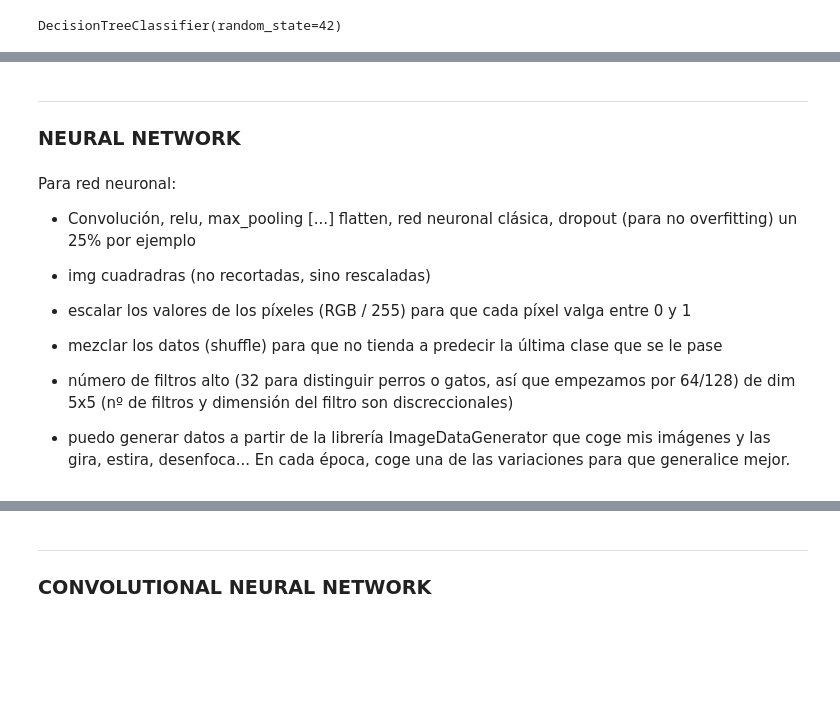
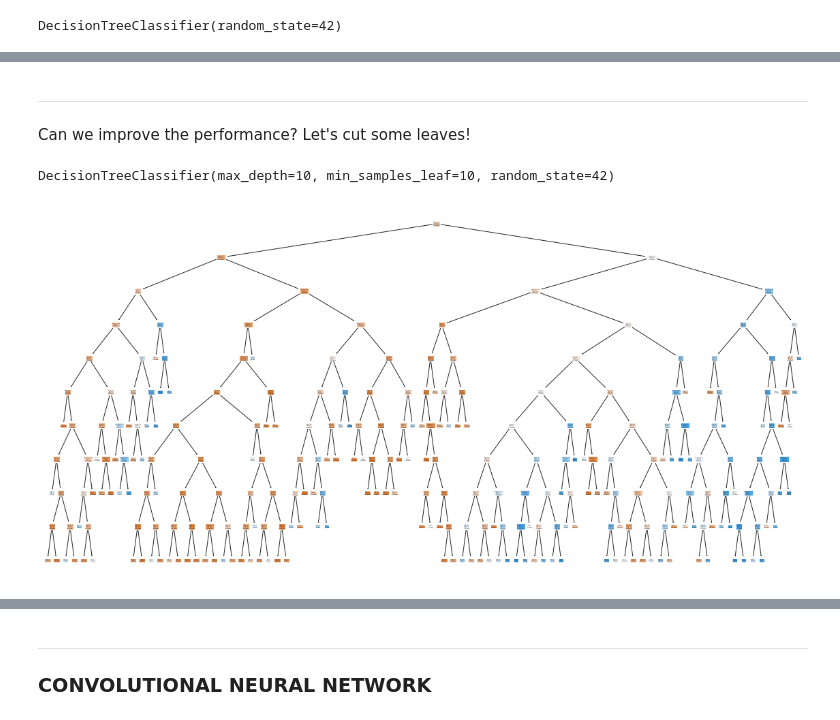
Before and after one commit to mabatalla/Academic-project-Is-this-Picasso, a Jupyter notebook: 03.- Predictions.ipynb, the cells around one changed output, grey strips where cells are left out. Drawn from its saved outputs; the diff is of its cells as text; code cells hidden in the pictures; blank space fills up the shorter version.

```diff
--- a/03.- Predictions.ipynb
+++ b/03.- Predictions.ipynb
@@ -404,12 +359,24 @@ plt.xlabel("PREDICTED", fontsize=15);
 # %% [markdown]
 ___
-### NEURAL NETWORK
-# %% [markdown]
-Para red neuronal:
-* Convolución, relu, max_pooling [...] flatten, red neuronal clásica, dropout (para no overfitting) un 25% por ejemplo
-* img cuadradras (no recortadas, sino rescaladas)
-* escalar los valores de los píxeles (RGB / 255) para que cada píxel valga entre 0 y 1
-* mezclar los datos (shuffle) para que no tienda a predecir la última clase que se le pase
-* número de filtros alto (32 para distinguir perros o gatos, así que empezamos por 64/128) de dim 5x5 (nº de filtros y dimensión del filtro son discreccionales)
-
-* puedo generar datos a partir de la librería ImageDataGenerator que coge mis imágenes y las gira, estira, desenfoca... En cada época, coge una de las variaciones para que generalice mejor.
+# %% [markdown]
+Can we improve the performance? Let's cut some leaves!
+# %%
+# Instance model
+model_tree3 = DecisionTreeClassifier(random_state=42, min_samples_leaf=10, max_depth=10)
+model_tree4 = DecisionTreeClassifier(random_state=42, min_samples_leaf=10, max_depth=10)
+model_tree5 = DecisionTreeClassifier(random_state=42, min_samples_leaf=10, max_depth=10)
+
+# Fit model
+model_tree3.fit(X0_train, y0_train)
+model_tree4.fit(X1_train, y1_train)
+model_tree5.fit(X2_train, y2_train)
+# %% [output]
+DecisionTreeClassifier(max_depth=10, min_samples_leaf=10, random_state=42)
+# %%
+# Model_tree3 viz
+plot_tree(model_tree3,
+          feature_names=X3_train.columns,
+          class_names=artists,
+          filled=True);
+# %% [output]
+[figure, added]
```
Also changed, not shown: parts of 67 cells of this notebook, 1 other file.
